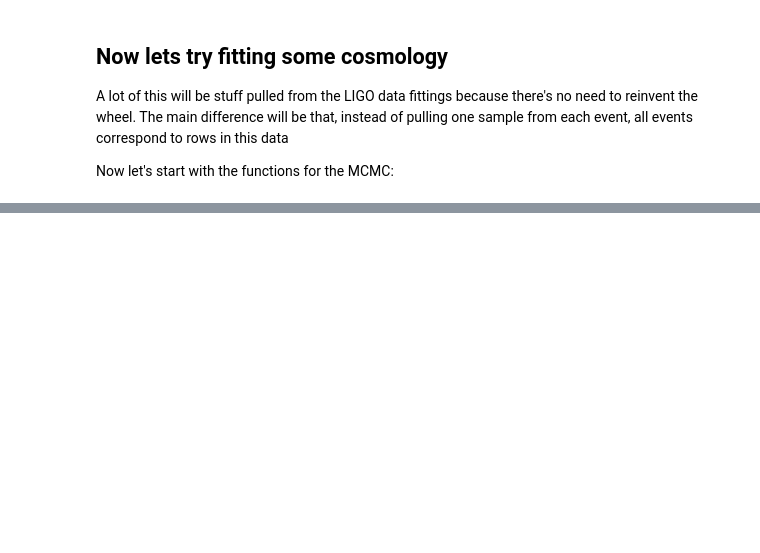
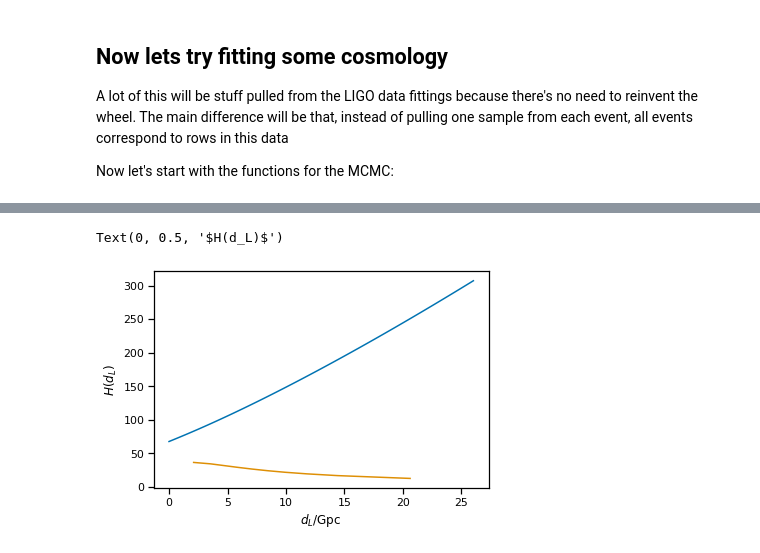
Before and after one commit to farr/FastMFCosmology, a Jupyter notebook: fit-mock-to-cosmo.ipynb, the cells around one changed output, grey strips where cells are left out. Drawn from its saved outputs; the diff is of its cells as text; code cells hidden in the pictures; blank space fills up the shorter version.

```diff
--- a/fit-mock-to-cosmo.ipynb
+++ b/fit-mock-to-cosmo.ipynb
@@ -262,0 +273,14 @@ array([[<AxesSubplot:ylabel='Om'>, <AxesSubplot:>, <AxesSubplot:>],
+# %%
+from astropy.cosmology import LambdaCDM #don't reinvent the wheel, no need to hard code an H function
+from astropy import units as u
+
+cosmo = LambdaCDM(H0=67.66, Om0=0.3111, Ode0=0.6889) #Planck+2018 https://arxiv.org/pdf/1807.06209.pdf
+z_range = np.linspace(0, 3, 100)
+
+m0 = 35 #M_sun
+z = np.mean(mpeak_samples, axis=0)/m0 - 1
+v = (z*u.dimensionless_unscaled).to(u.km/u.s, equivalencies=u.doppler_redshift())
+print(np.mean(mpeak_samples, axis=0))
+print(z)
+print(v)
+print(v/(dl_cent*1000*u.Mpc))
@@ -262,0 +297,8 @@ array([[<AxesSubplot:ylabel='Om'>, <AxesSubplot:>, <AxesSubplot:>],
+# %%
+plt.plot(cosmo.luminosity_distance(z_range)/1000, cosmo.H(z_range))
+plt.plot(dl_cent, v/(dl_cent*1000))
+plt.xlabel(r'$d_L / \mathrm{Gpc}$')
+plt.ylabel(r'$H(d_L)$')
+# %% [output]
+Text(0, 0.5, '$H(d_L)$')
+[figure, added]
```
Also changed, not shown: parts of 9 cells of this notebook.
